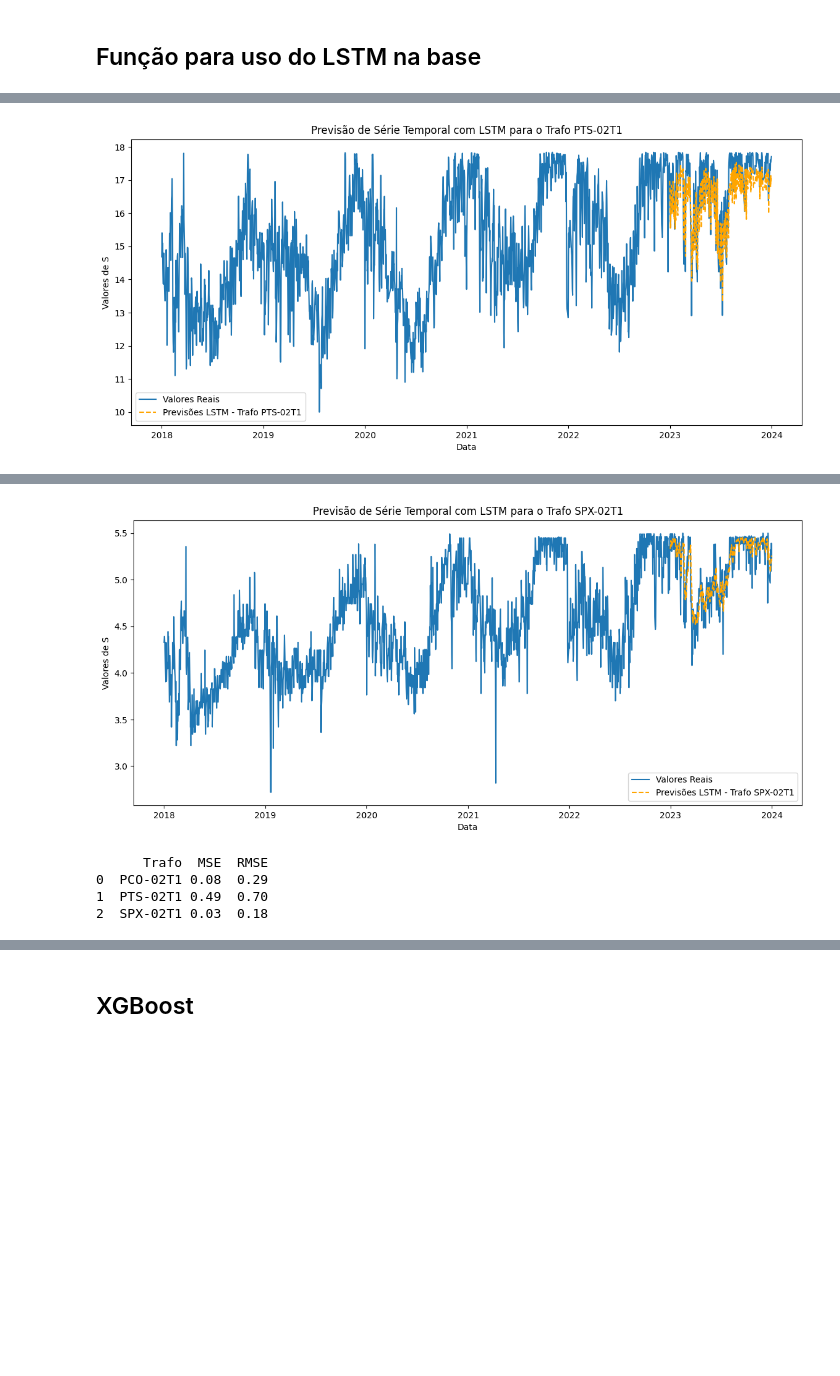
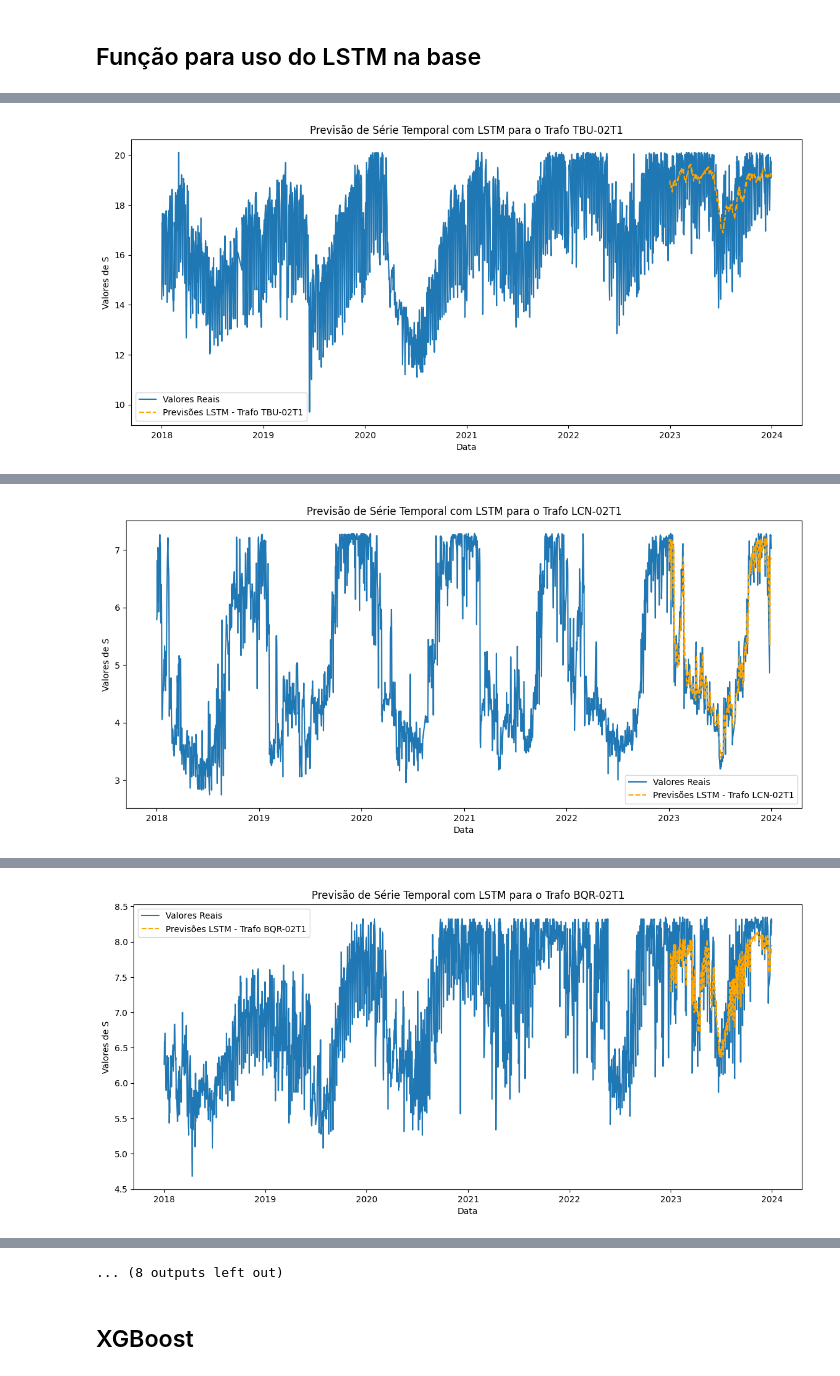
Before and after one commit to ruanvirginio/scriptsMestrado, a Jupyter notebook: transformaBaseST.ipynb, the cells around one changed output, grey strips where cells are left out. Saved outputs shown, nothing was run; the diff lists cells and outputs as text; code cells hidden in the pictures; blank space fills up the shorter version.

```diff
--- a/transformaBaseST.ipynb
+++ b/transformaBaseST.ipynb
@@ -250,7 +250,7 @@ def treinar_e_prever_LSTM(df_filtrado, trafos_escolhidos, epochs, batch_size, ja
     return pd.DataFrame(resultados)
 
 # Lista de transformadores para análise
-trafos_escolhidos = ['PCO-02T1', 'PTS-02T1', 'SPX-02T1']#, 'CTR-02T1', 'TXR-02T1', 'JTB-02T1', 'MLT-02T1', 'PBL-02T1', 'IBR-02T1', 'CRM-02T1', 'ITO-02T1', 'BJC-02T1', 'JRC-02T1', 'CJZ-02T1', 'SZA-02T2','SZA-02T1', 'SBT-02T1']
+trafos_escolhidos = ['BYX-02T1', 'TBU-02T1', 'LCN-02T1', 'BQR-02T1', 'RIC-02T1', 'ESP-02T1', 'CTR-02T1', 'PBL-02T1', 'CRM-02T1']
 
 # Chamando a função e obtendo os resultados
 resultados = treinar_e_prever_LSTM(df_filtrado, trafos_escolhidos, epochs=20, batch_size=32, janela=365)
@@ -263 +264 @@ print(resultados)
-[figure, old version]
+[figure, new version]
@@ -265,5 +266 @@ print(resultados)
-[figure, old version]
+[figure, new version]
-      Trafo  MSE  RMSE
-0  PCO-02T1 0.08  0.29
-1  PTS-02T1 0.49  0.70
-2  SPX-02T1 0.03  0.18
@@ -269,0 +268 @@ print(resultados)
+[figure, added]
@@ -270,3 +272,4 @@ print(resultados)
+... (8 outputs left out)
 # %% [markdown]
 ## XGBoost
 # %%
```
Also changed, not shown: parts of 2 cells of this notebook.
